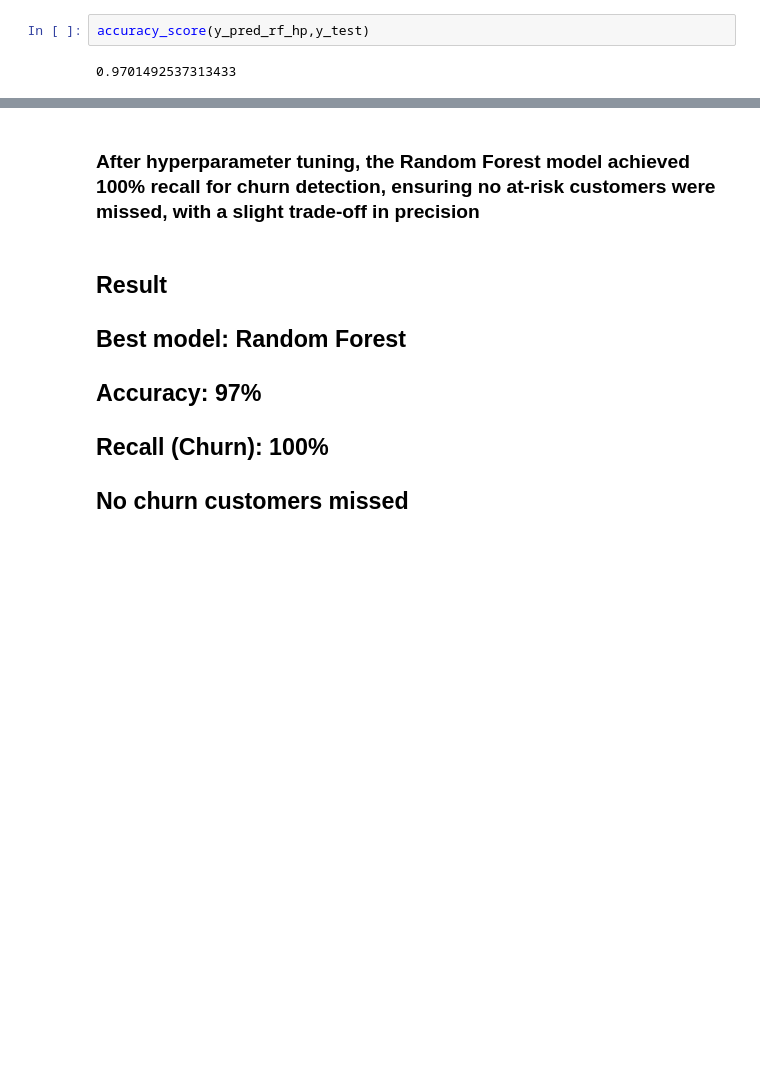
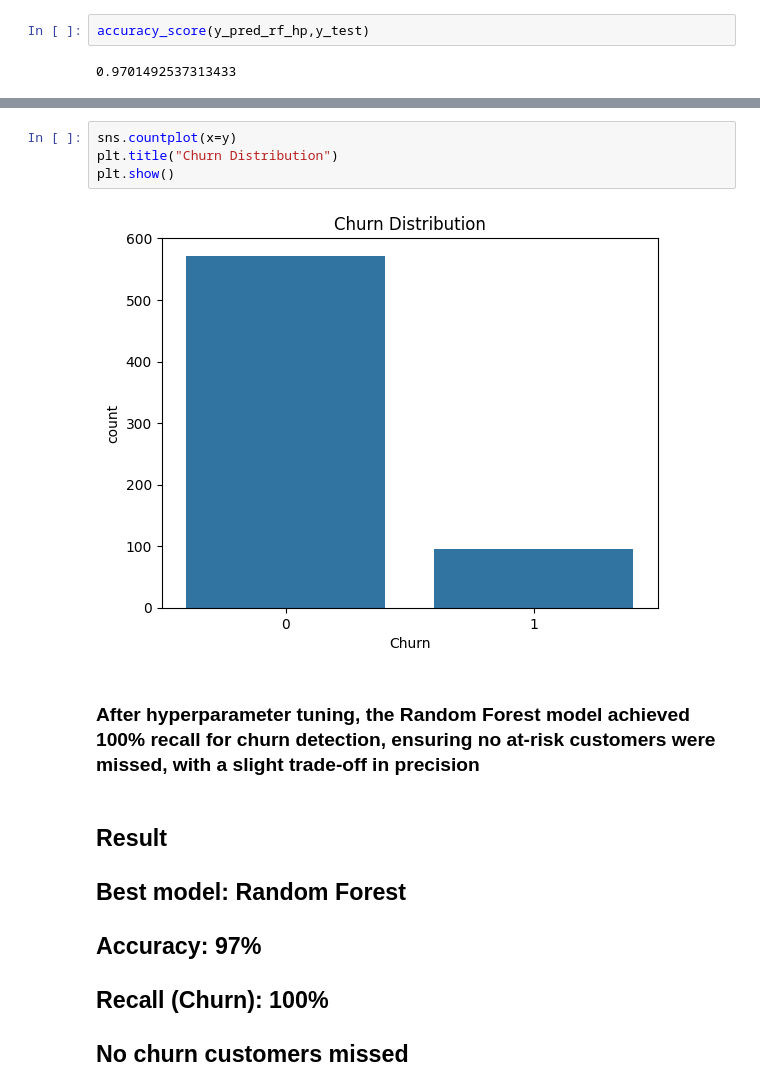
Before and after one commit to Isha-Chaudhary48/Customer-Churn-Prediction, a Jupyter notebook: Customer_Churn_prediction.ipynb, the cells around one changed output, grey strips where cells are left out. Saved outputs shown, nothing was run; the diff lists cells and outputs as text; blank space fills up the shorter version.

```diff
--- a/Customer_Churn_prediction.ipynb
+++ b/Customer_Churn_prediction.ipynb
@@ -441,3 +464,9 @@ dtype: float64
+# %%
+sns.countplot(x=y)
+plt.title("Churn Distribution")
+plt.show()
+# %% [output]
+[figure, added]
 # %% [markdown]
 ### After hyperparameter tuning, the Random Forest model achieved 100% recall for churn detection, ensuring no at-risk customers were missed, with a slight trade-off in precision
 # %% [markdown]
```
Also changed, not shown: parts of 6 cells of this notebook.
